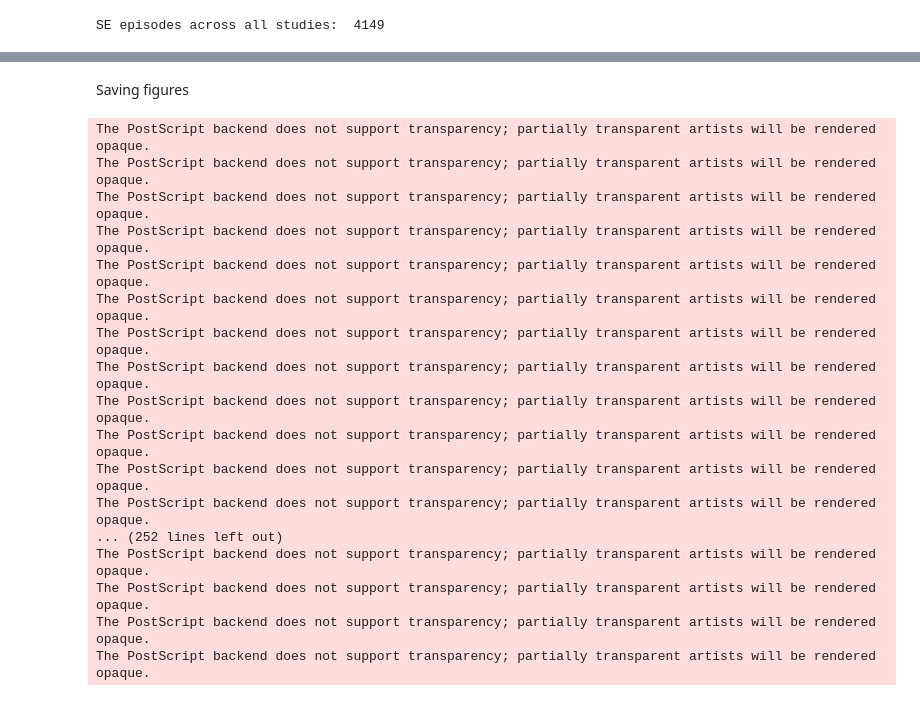
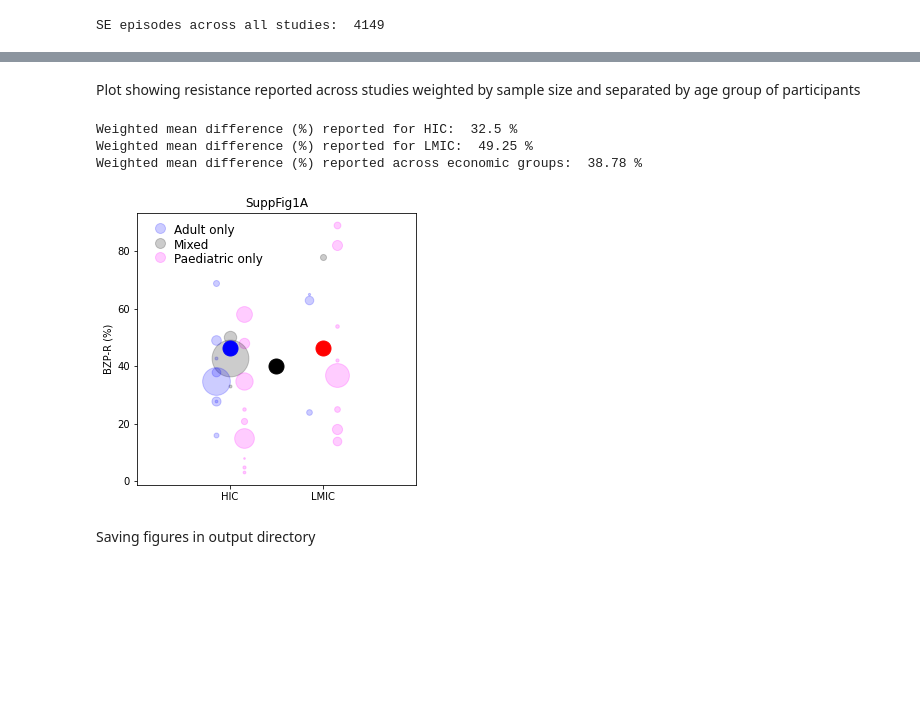
Before and after one commit to richardjburman/bzp_review, a Jupyter notebook: Fig 1/Fig1.ipynb, the cells around one changed output, grey strips where cells are left out. Drawn from its saved outputs; the diff is of its cells as text; code cells hidden in the pictures; blank space fills up the shorter version.

```diff
--- a/Fig 1/Fig1.ipynb
+++ b/Fig 1/Fig1.ipynb
@@ -73,26 +75,15 @@ Statistic test used:  unpaired t-test
+# %% [markdown]
+Plot showing resistance reported across studies weighted by sample size and separated by age group of participants
+# %%
+print('Weighted mean difference (%) reported for HIC: ', np.round(mean_hic,2),'%')
+print('Weighted mean difference (%) reported for LMIC: ', np.round(mean_lmic,2),'%')
+print('Weighted mean difference (%) reported across economic groups: ', np.round(mean_total,2),'%')
+
+SuppFig1A
+# %% [output]
+Weighted mean difference (%) reported for HIC:  32.5 %
+Weighted mean difference (%) reported for LMIC:  49.25 %
+Weighted mean difference (%) reported across economic groups:  38.78 %
+[figure, added]
 # %% [markdown]
-Saving figures
+Saving figures in output directory
-# %%
-os.chdir(r'C:\Users\rburman.MSDITUN-TMV0GCR\OneDrive - Nexus365\Code\bzp_review\Fig 1')
-Fig1A.savefig('Fig1A' + '.png', format='png')
-Fig1A.savefig('Fig1A' + '.eps', format='eps')
-SuppFig1A.savefig('SuppFig1A' + '.png', format='png')
-SuppFig1A.savefig('SuppFig1A' + '.eps', format='eps')
-# %% [output]
-The PostScript backend does not support transparency; partially transparent artists will be rendered opaque.
-The PostScript backend does not support transparency; partially transparent artists will be rendered opaque.
-The PostScript backend does not support transparency; partially transparent artists will be rendered opaque.
-The PostScript backend does not support transparency; partially transparent artists will be rendered opaque.
-The PostScript backend does not support transparency; partially transparent artists will be rendered opaque.
-The PostScript backend does not support transparency; partially transparent artists will be rendered opaque.
-The PostScript backend does not support transparency; partially transparent artists will be rendered opaque.
-The PostScript backend does not support transparency; partially transparent artists will be rendered opaque.
-The PostScript backend does not support transparency; partially transparent artists will be rendered opaque.
-The PostScript backend does not support transparency; partially transparent artists will be rendered opaque.
-The PostScript backend does not support transparency; partially transparent artists will be rendered opaque.
-The PostScript backend does not support transparency; partially transparent artists will be rendered opaque.
-... (252 lines left out)
-The PostScript backend does not support transparency; partially transparent artists will be rendered opaque.
-The PostScript backend does not support transparency; partially transparent artists will be rendered opaque.
-The PostScript backend does not support transparency; partially transparent artists will be rendered opaque.
-The PostScript backend does not support transparency; partially transparent artists will be rendered opaque.
```
Also changed, not shown: parts of 7 cells of this notebook, 7 other files.
